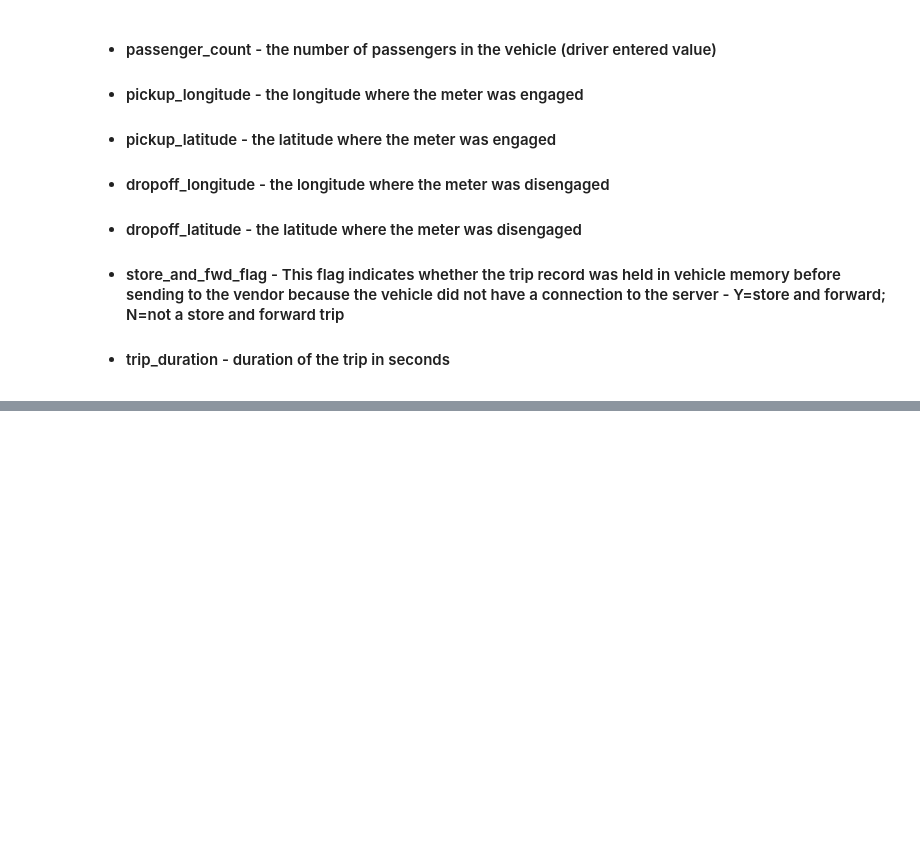
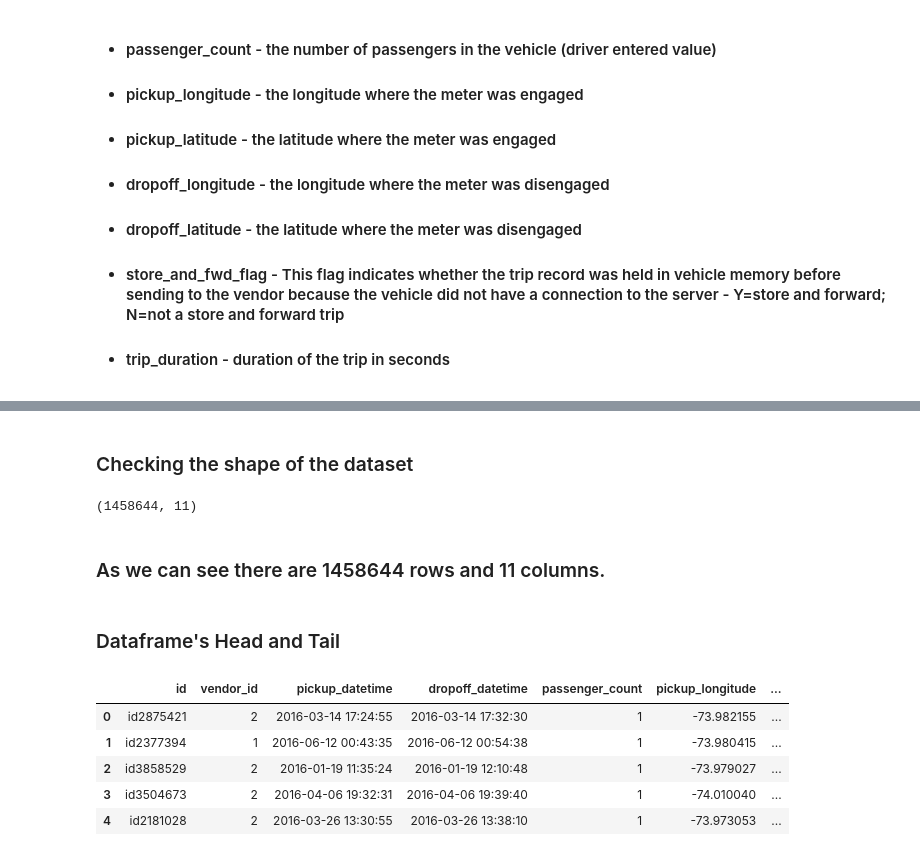
Before and after one commit to Ajay0110/NYC-Taxi-Trip-Time-Prediction, a Jupyter notebook: NYC_Taxi_Trip_Time_Prediction_Capstone_Project.ipynb, the cells around one changed output, grey strips where cells are left out. Drawn from its saved outputs; the diff is of its cells as text; code cells hidden in the pictures; blank space fills up the shorter version.

```diff
--- a/NYC_Taxi_Trip_Time_Prediction_Capstone_Project.ipynb
+++ b/NYC_Taxi_Trip_Time_Prediction_Capstone_Project.ipynb
@@ -28,0 +47,21 @@
+# %%
+taxi_df = pd.read_csv("/content/drive/MyDrive/Colab Notebooks/EDA/Regression EDA Capstone Project/NYC Taxi Data.csv")
+# %% [markdown]
+### Checking the shape of the dataset
+# %%
+taxi_df.shape
+# %% [output]
+(1458644, 11)
+# %% [markdown]
+### As we can see there are 1458644 rows and 11 columns.
+# %% [markdown]
+### Dataframe's Head and Tail
+# %%
+taxi_df.head()
+# %% [output]
+|  | id | vendor_id | pickup_datetime | dropoff_datetime | passenger_count | pickup_longitude | ... |
+| 0 | id2875421 | 2 | 2016-03-14 17:24:55 | 2016-03-14 17:32:30 | 1 | -73.982155 | ... |
+| 1 | id2377394 | 1 | 2016-06-12 00:43:35 | 2016-06-12 00:54:38 | 1 | -73.980415 | ... |
+| 2 | id3858529 | 2 | 2016-01-19 11:35:24 | 2016-01-19 12:10:48 | 1 | -73.979027 | ... |
+| 3 | id3504673 | 2 | 2016-04-06 19:32:31 | 2016-04-06 19:39:40 | 1 | -74.010040 | ... |
+| 4 | id2181028 | 2 | 2016-03-26 13:30:55 | 2016-03-26 13:38:10 | 1 | -73.973053 | ... |
```
Also changed, not shown: parts of 19 cells of this notebook.
